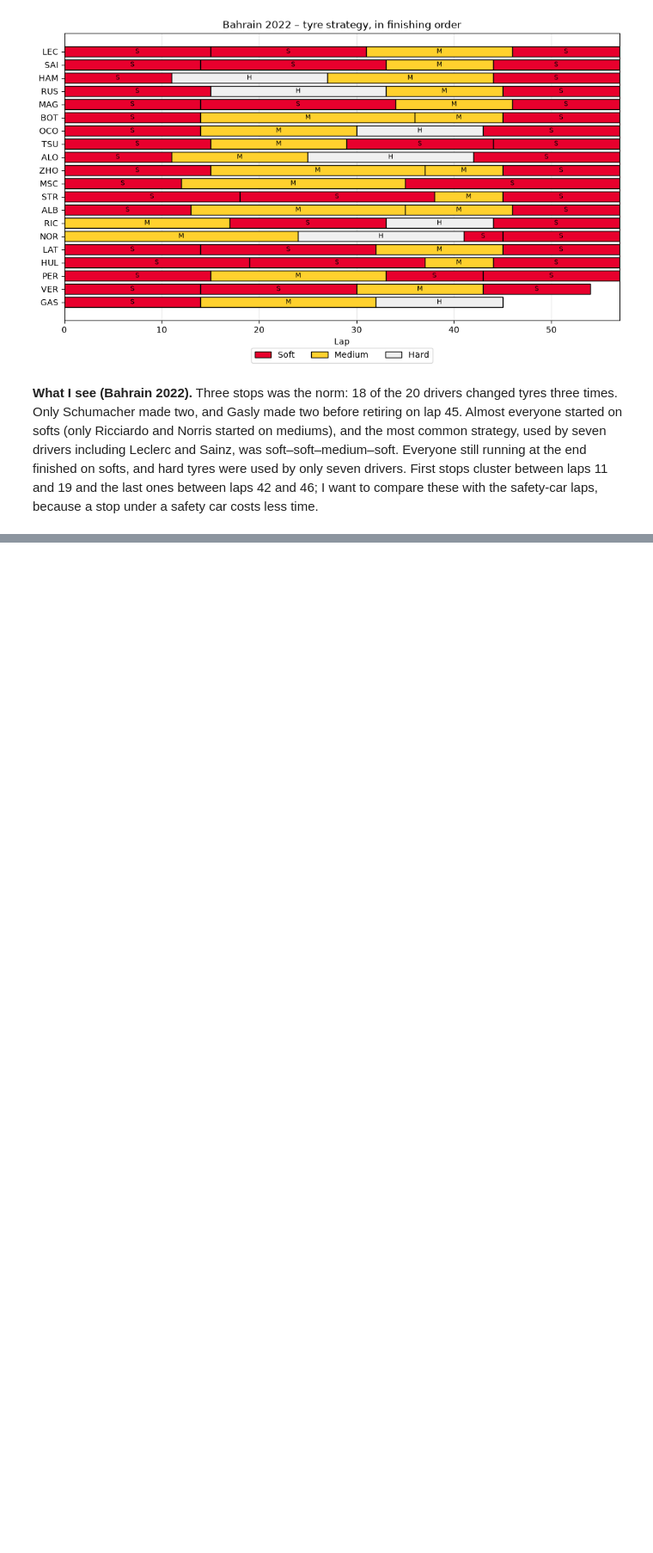
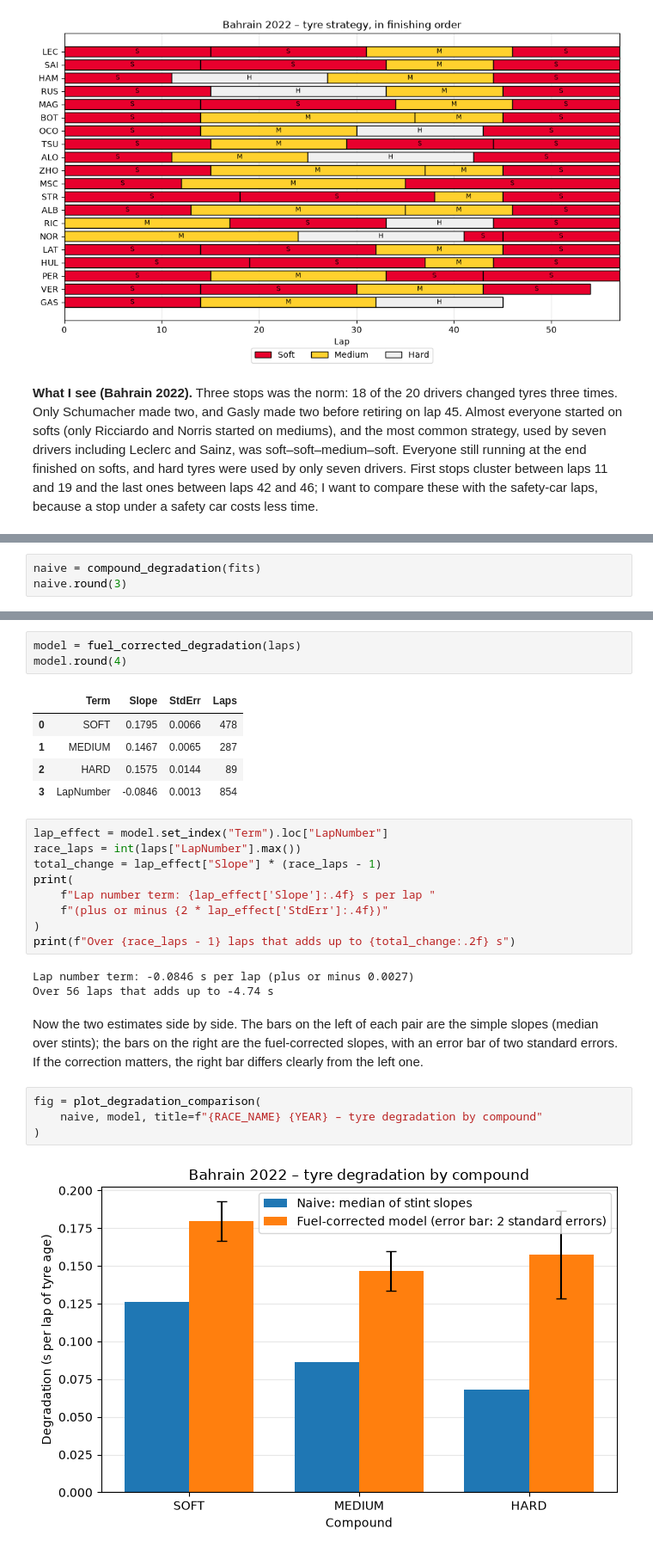
Before and after one commit to skygr0u/F1-Telemetry, a Jupyter notebook: notebooks/03_race_analysis.ipynb, the cells around one changed output, grey strips where cells are left out. Shown at 86% size. Cells and saved outputs as stored; diff of their text form; blank space fills up the shorter version.

```diff
--- a/notebooks/03_race_analysis.ipynb
+++ b/notebooks/03_race_analysis.ipynb
@@ -191,0 +232,3 @@ fig = plot_tyre_strategy(
+# %%
+naive = compound_degradation(fits)
+naive.round(3)
@@ -191,0 +250,29 @@ fig = plot_tyre_strategy(
+# %%
+model = fuel_corrected_degradation(laps)
+model.round(4)
+# %% [output]
+|  | Term | Slope | StdErr | Laps |
+| 0 | SOFT | 0.1795 | 0.0066 | 478 |
+| 1 | MEDIUM | 0.1467 | 0.0065 | 287 |
+| 2 | HARD | 0.1575 | 0.0144 | 89 |
+| 3 | LapNumber | -0.0846 | 0.0013 | 854 |
+# %%
+lap_effect = model.set_index("Term").loc["LapNumber"]
+race_laps = int(laps["LapNumber"].max())
+total_change = lap_effect["Slope"] * (race_laps - 1)
+print(
+    f"Lap number term: {lap_effect['Slope']:.4f} s per lap "
+    f"(plus or minus {2 * lap_effect['StdErr']:.4f})"
+)
+print(f"Over {race_laps - 1} laps that adds up to {total_change:.2f} s")
+# %% [output]
+Lap number term: -0.0846 s per lap (plus or minus 0.0027)
+Over 56 laps that adds up to -4.74 s
+# %% [markdown]
+Now the two estimates side by side. The bars on the left of each pair are the simple slopes (median over stints); the bars on the right are the fuel-corrected slopes, with an error bar of two standard errors. If the correction matters, the right bar differs clearly from the left one.
+# %%
+fig = plot_degradation_comparison(
+    naive, model, title=f"{RACE_NAME} {YEAR} – tyre degradation by compound"
+)
+# %% [output]
+[figure, added]
```
Also changed, not shown: parts of 9 cells of this notebook.
